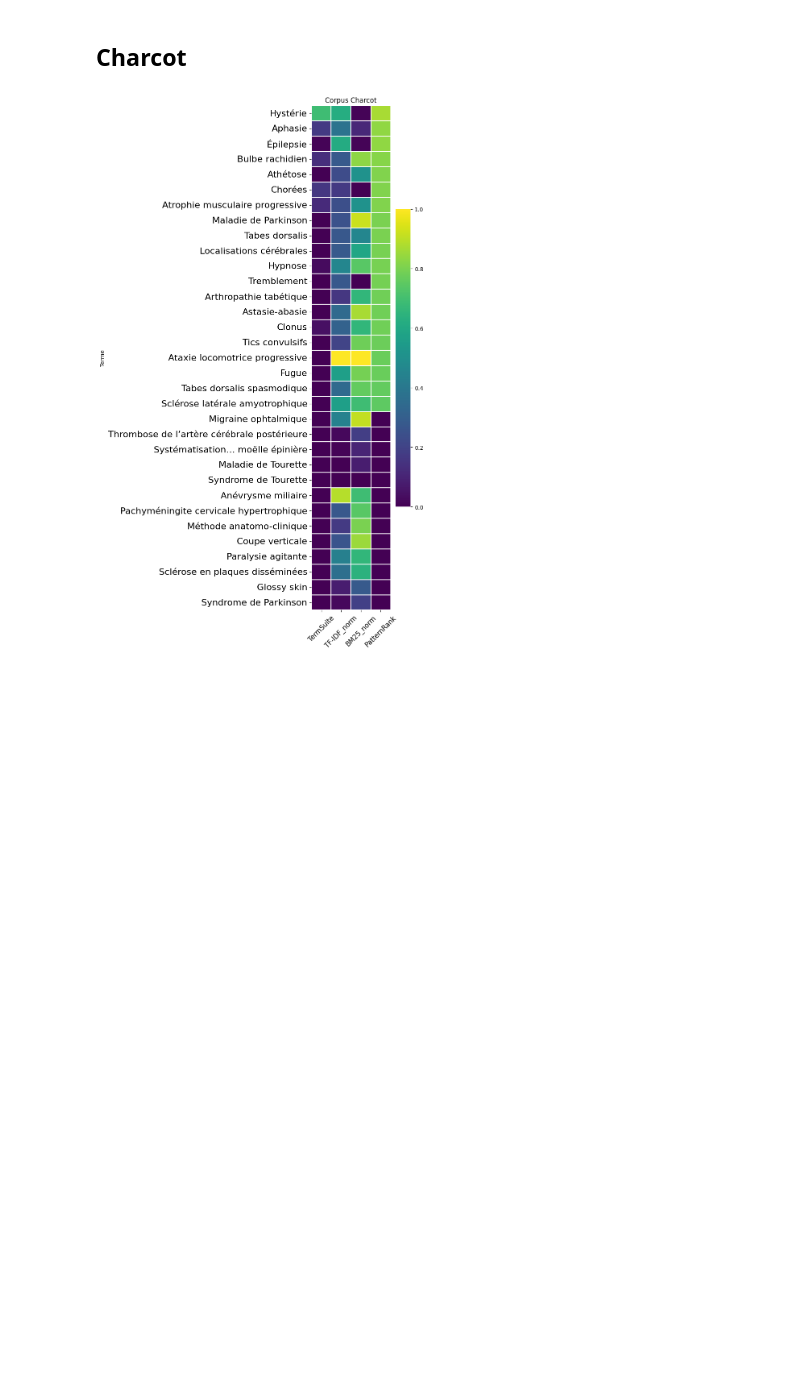
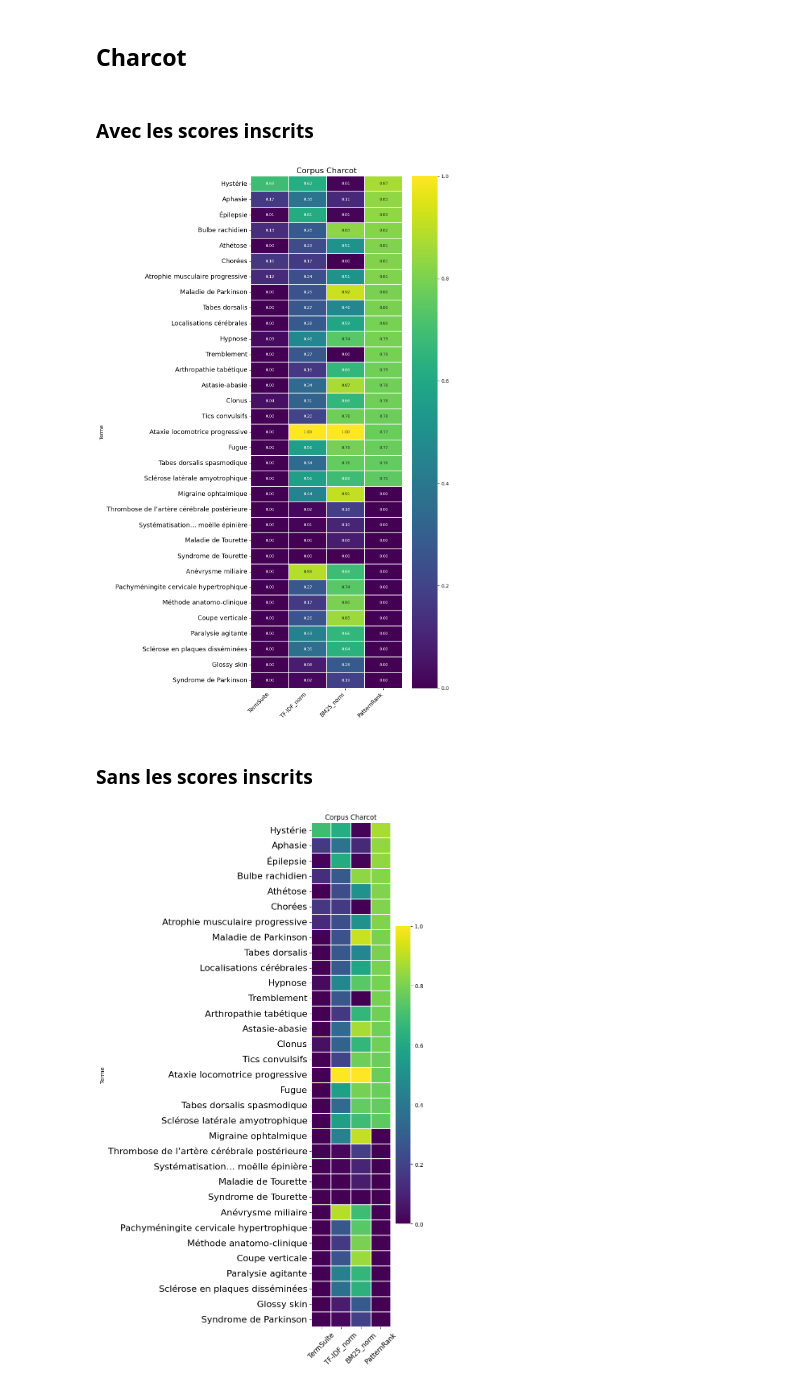
Before and after one commit to ljpetkovic/Charcot_circulations, a Jupyter notebook: dataviz/dataviz.ipynb, the cells around one changed output. Drawn from its saved outputs; the diff is of its cells as text; code cells hidden in the pictures; blank space fills up the shorter version.

Commit message:
Scores sur les cartes de chaleur

```diff
--- a/dataviz/dataviz.ipynb
+++ b/dataviz/dataviz.ipynb
@@ -4,6 +4,52 @@
 # Carte de chaleur avec des scores
 # %% [markdown]
 ## Charcot
+# %% [markdown]
+### Avec les scores inscrits
+# %%
+import pandas as pd
+import seaborn as sns
+import matplotlib.pyplot as plt
+import numpy as np
+
+df = pd.read_csv("courbe_termes_scores_charcot.csv", encoding="utf-8-sig")
+
+cols = ["Terme", "TermSuite", "TF-IDF_norm", "BM25_norm", "PatternRank"]
+df = df[cols]
+
+df = df.set_index("Terme")
+df = df.fillna(0)
+
+df_plot = df.sort_values("PatternRank", ascending=False)
+
+plt.figure(figsize=(10, 16))
+
+ax = sns.heatmap(
+    df_plot,
+    annot=True,
+    fmt=".2f",
+    cmap="viridis",
+    linewidths=0.3,
+    vmin=0,
+    vmax=1,
+    annot_kws={"size": 8}
+)
+
+plt.title("Corpus Charcot", fontsize=16)
+plt.xticks(rotation=45, ha="right", fontsize=11)
+plt.yticks(rotation=0, fontsize=13)
+plt.tight_layout()
+
+plt.savefig(
+    "heatmap_termes_charcot.png",
+    dpi=300,
+    bbox_inches="tight"
+)
+plt.show()
+# %% [output]
+[figure, added]
+# %% [markdown]
+### Sans les scores inscrits
 # %%
 import pandas as pd
 import seaborn as sns
```
Also changed, not shown: parts of 3 cells of this notebook.
